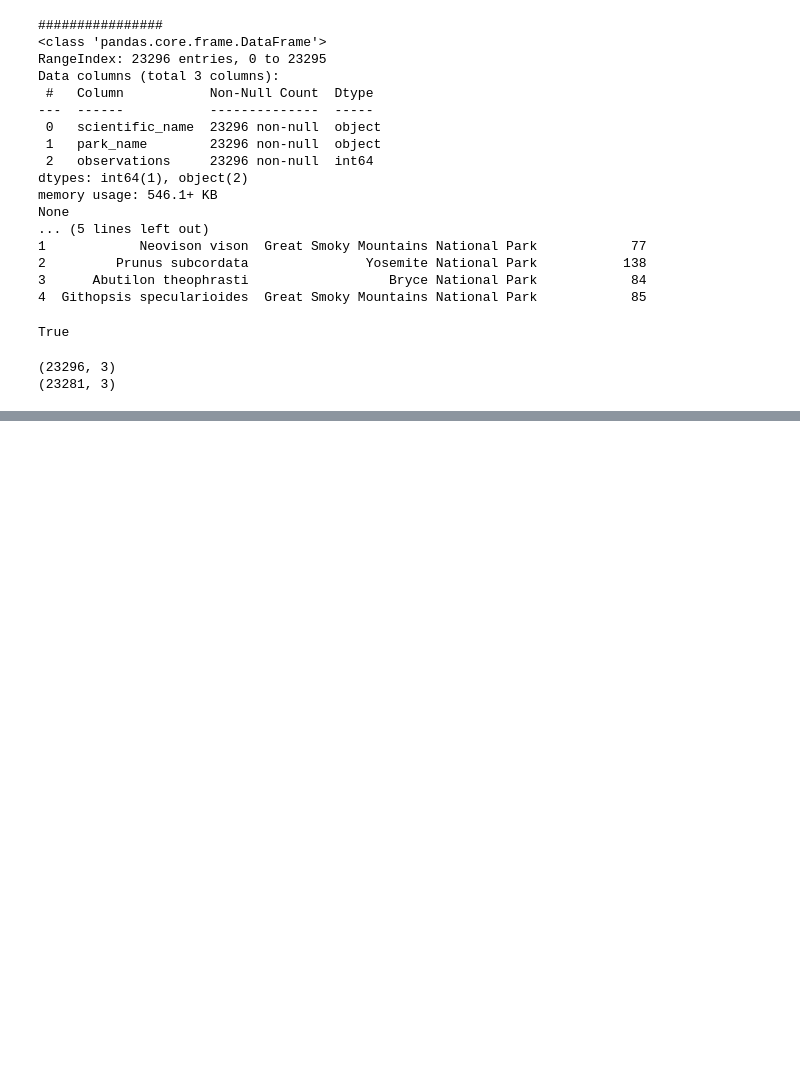
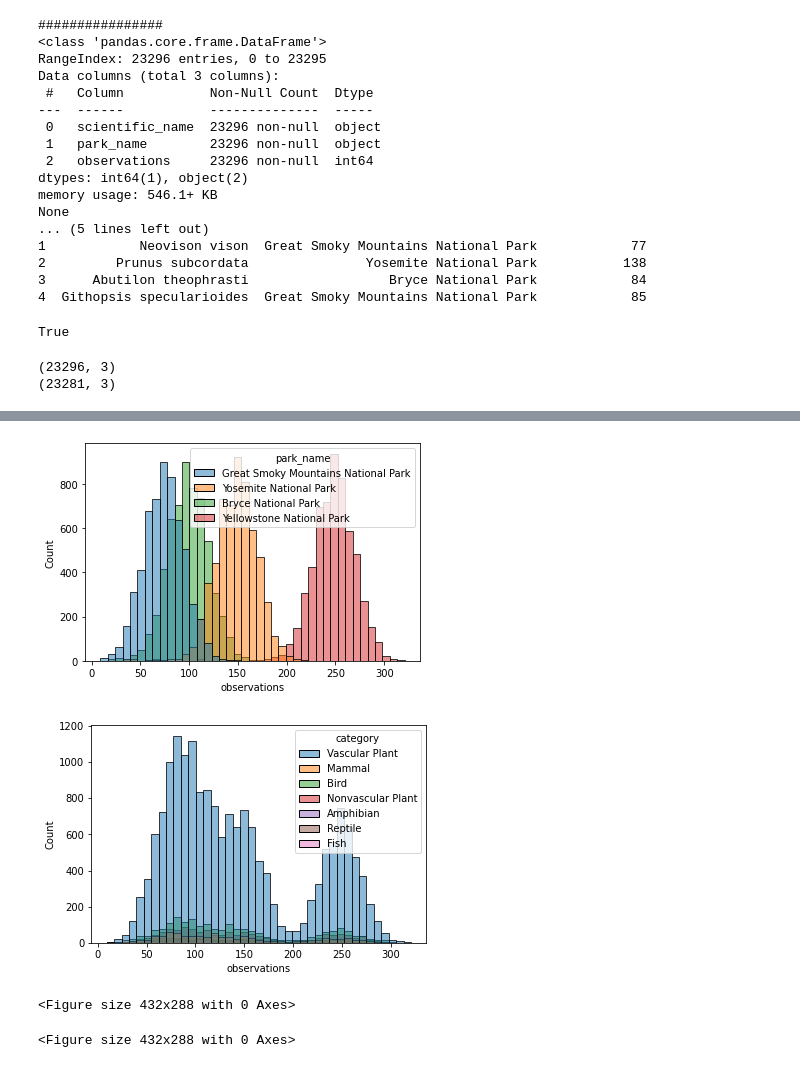
Before and after one commit to R0go/BioDiversity, a Jupyter notebook: biodiversity.ipynb, the cells around one changed output, grey strips where cells are left out. Saved outputs shown, nothing was run; the diff lists cells and outputs as text; code cells hidden in the pictures; blank space fills up the shorter version.

Commit message:
combined dfs and inspected the shape of the data through charts

```diff
--- a/biodiversity.ipynb
+++ b/biodiversity.ipynb
@@ -101,3 +101,12 @@ print(observations.shape)
 # %% [output]
 (23296, 3)
 (23281, 3)
+# %%
+all_data = pd.merge(
+    left = observations,
+    right = species_info,
+    left_on = 'scientific_name',
+    right_on = 'scientific_name',
+    how='left')
+
+print(all_data.head())
@@ -103,0 +127,25 @@ print(observations.shape)
+# %%
+#check the shape of observations
+#check how many entries per park
+#check % of different animal categories
+#check relationship between status and observations
+#check relationship between status and park
+#check relationship between status and animal category
+
+
+sns.histplot(data=all_data, x='observations', hue='park_name')
+plt.show()
+plt.clf()
+
+sns.histplot(data=all_data, x='observations', hue='category')
+plt.show()
+plt.clf()
+
+plt.bar(x='park_name', height = 0.4, data=observations)
+plt.show()
+plt.clf()
+# %% [output]
+[figure, added]
+[figure, added]
+<Figure size 432x288 with 0 Axes>
+<Figure size 432x288 with 0 Axes>
```
Also changed, not shown: parts of 2 cells of this notebook.
